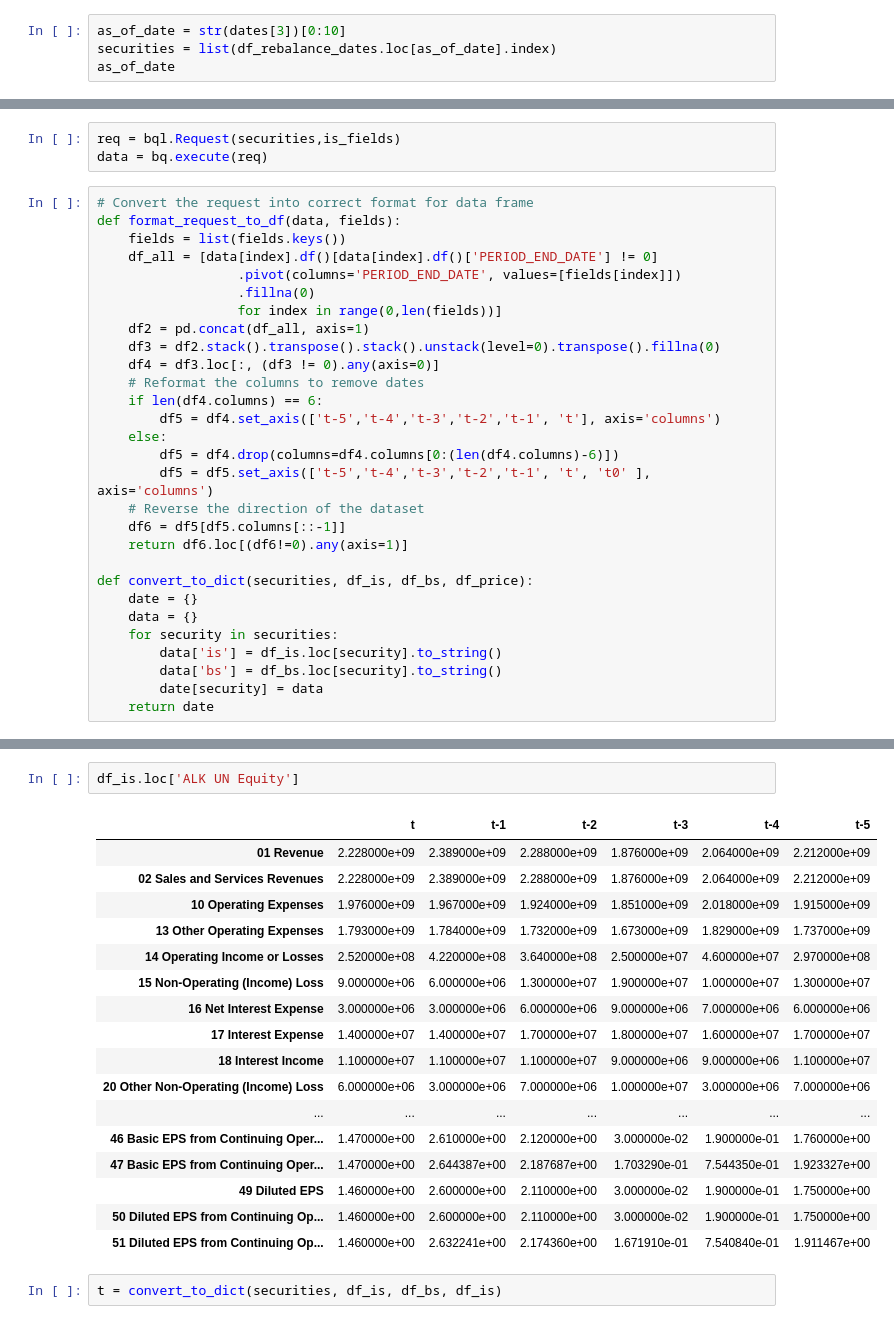
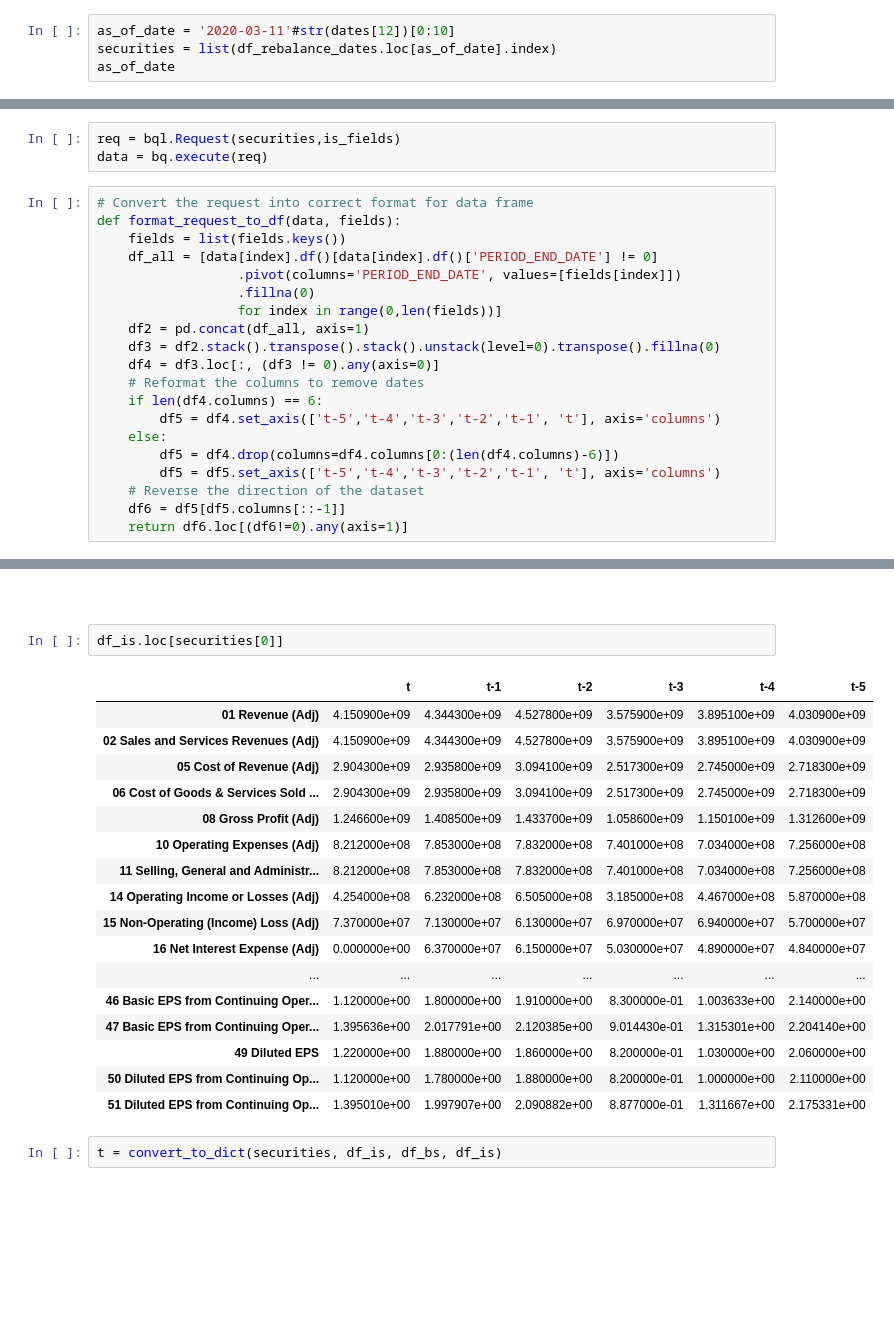
Before and after one commit to bmc-eng/LLMFinancialAnalyst, a Jupyter notebook: Scratchpad.ipynb, the cells around one changed output, grey strips where cells are left out. Drawn from its saved outputs; the diff is of its cells as text; blank space fills up the shorter version.

```diff
--- a/Scratchpad.ipynb
+++ b/Scratchpad.ipynb
@@ -88,7 +169,7 @@ dates = df_rebalance_dates.reset_index()['AS_OF_DATE'].unique()
 # %% [markdown]
 ### Get each as of date and request the securities
 # %%
-as_of_date = str(dates[3])[0:10]
+as_of_date = '2020-03-11'#str(dates[12])[0:10]
 securities = list(df_rebalance_dates.loc[as_of_date].index)
 as_of_date
 # %% [output]
@@ -135,19 +203,10 @@ def format_request_to_df(data, fields):
         df5 = df4.set_axis(['t-5','t-4','t-3','t-2','t-1', 't'], axis='columns')
     else:
         df5 = df4.drop(columns=df4.columns[0:(len(df4.columns)-6)])
-        df5 = df5.set_axis(['t-5','t-4','t-3','t-2','t-1', 't', 't0' ], axis='columns')
+        df5 = df5.set_axis(['t-5','t-4','t-3','t-2','t-1', 't'], axis='columns')
     # Reverse the direction of the dataset
     df6 = df5[df5.columns[::-1]]
     return df6.loc[(df6!=0).any(axis=1)]
-
-def convert_to_dict(securities, df_is, df_bs, df_price):
-    date = {}
-    data = {}
-    for security in securities:
-        data['is'] = df_is.loc[security].to_string()
-        data['bs'] = df_bs.loc[security].to_string()
-        date[security] = data
-    return date
 # %%
 # test run
 req = bql.Request(securities, is_fields)
@@ -159,23 +252,25 @@ df_bs = format_request_to_df(data_bs, bs_fields)
+# %% [markdown]
+####
 # %%
-df_is.loc['ALK UN Equity']
+df_is.loc[securities[0]]
 # %% [output]
 |  | t | t-1 | t-2 | t-3 | t-4 | t-5 |
-| 01 Revenue | 2.228000e+09 | 2.389000e+09 | 2.288000e+09 | 1.876000e+09 | 2.064000e+09 | 2.212000e+09 |
-| 02 Sales and Services Revenues | 2.228000e+09 | 2.389000e+09 | 2.288000e+09 | 1.876000e+09 | 2.064000e+09 | 2.212000e+09 |
-| 10 Operating Expenses | 1.976000e+09 | 1.967000e+09 | 1.924000e+09 | 1.851000e+09 | 2.018000e+09 | 1.915000e+09 |
-| 13 Other Operating Expenses | 1.793000e+09 | 1.784000e+09 | 1.732000e+09 | 1.673000e+09 | 1.829000e+09 | 1.737000e+09 |
-| 14 Operating Income or Losses | 2.520000e+08 | 4.220000e+08 | 3.640000e+08 | 2.500000e+07 | 4.600000e+07 | 2.970000e+08 |
-| 15 Non-Operating (Income) Loss | 9.000000e+06 | 6.000000e+06 | 1.300000e+07 | 1.900000e+07 | 1.000000e+07 | 1.300000e+07 |
-| 16 Net Interest Expense | 3.000000e+06 | 3.000000e+06 | 6.000000e+06 | 9.000000e+06 | 7.000000e+06 | 6.000000e+06 |
-| 17 Interest Expense | 1.400000e+07 | 1.400000e+07 | 1.700000e+07 | 1.800000e+07 | 1.600000e+07 | 1.700000e+07 |
-| 18 Interest Income | 1.100000e+07 | 1.100000e+07 | 1.100000e+07 | 9.000000e+06 | 9.000000e+06 | 1.100000e+07 |
-| 20 Other Non-Operating (Income) Loss | 6.000000e+06 | 3.000000e+06 | 7.000000e+06 | 1.000000e+07 | 3.000000e+06 | 7.000000e+06 |
+| 01 Revenue (Adj) | 4.150900e+09 | 4.344300e+09 | 4.527800e+09 | 3.575900e+09 | 3.895100e+09 | 4.030900e+09 |
+| 02 Sales and Services Revenues (Adj) | 4.150900e+09 | 4.344300e+09 | 4.527800e+09 | 3.575900e+09 | 3.895100e+09 | 4.030900e+09 |
+| 05 Cost of Revenue (Adj) | 2.904300e+09 | 2.935800e+09 | 3.094100e+09 | 2.517300e+09 | 2.745000e+09 | 2.718300e+09 |
+| 06 Cost of Goods & Services Sold ... | 2.904300e+09 | 2.935800e+09 | 3.094100e+09 | 2.517300e+09 | 2.745000e+09 | 2.718300e+09 |
+| 08 Gross Profit (Adj) | 1.246600e+09 | 1.408500e+09 | 1.433700e+09 | 1.058600e+09 | 1.150100e+09 | 1.312600e+09 |
+| 10 Operating Expenses (Adj) | 8.212000e+08 | 7.853000e+08 | 7.832000e+08 | 7.401000e+08 | 7.034000e+08 | 7.256000e+08 |
+| 11 Selling, General and Administr... | 8.212000e+08 | 7.853000e+08 | 7.832000e+08 | 7.401000e+08 | 7.034000e+08 | 7.256000e+08 |
+| 14 Operating Income or Losses (Adj) | 4.254000e+08 | 6.232000e+08 | 6.505000e+08 | 3.185000e+08 | 4.467000e+08 | 5.870000e+08 |
+| 15 Non-Operating (Income) Loss (Adj) | 7.370000e+07 | 7.130000e+07 | 6.130000e+07 | 6.970000e+07 | 6.940000e+07 | 5.700000e+07 |
+| 16 Net Interest Expense (Adj) | 0.000000e+00 | 6.370000e+07 | 6.150000e+07 | 5.030000e+07 | 4.890000e+07 | 4.840000e+07 |
 | ... | ... | ... | ... | ... | ... | ... |
-| 46 Basic EPS from Continuing Oper... | 1.470000e+00 | 2.610000e+00 | 2.120000e+00 | 3.000000e-02 | 1.900000e-01 | 1.760000e+00 |
-| 47 Basic EPS from Continuing Oper... | 1.470000e+00 | 2.644387e+00 | 2.187687e+00 | 1.703290e-01 | 7.544350e-01 | 1.923327e+00 |
-| 49 Diluted EPS | 1.460000e+00 | 2.600000e+00 | 2.110000e+00 | 3.000000e-02 | 1.900000e-01 | 1.750000e+00 |
-| 50 Diluted EPS from Continuing Op... | 1.460000e+00 | 2.600000e+00 | 2.110000e+00 | 3.000000e-02 | 1.900000e-01 | 1.750000e+00 |
-| 51 Diluted EPS from Continuing Op... | 1.460000e+00 | 2.632241e+00 | 2.174360e+00 | 1.671910e-01 | 7.540840e-01 | 1.911467e+00 |
+| 46 Basic EPS from Continuing Oper... | 1.120000e+00 | 1.800000e+00 | 1.910000e+00 | 8.300000e-01 | 1.003633e+00 | 2.140000e+00 |
+| 47 Basic EPS from Continuing Oper... | 1.395636e+00 | 2.017791e+00 | 2.120385e+00 | 9.014430e-01 | 1.315301e+00 | 2.204140e+00 |
+| 49 Diluted EPS | 1.220000e+00 | 1.880000e+00 | 1.860000e+00 | 8.200000e-01 | 1.030000e+00 | 2.060000e+00 |
+| 50 Diluted EPS from Continuing Op... | 1.120000e+00 | 1.780000e+00 | 1.880000e+00 | 8.200000e-01 | 1.000000e+00 | 2.110000e+00 |
+| 51 Diluted EPS from Continuing Op... | 1.395010e+00 | 1.997907e+00 | 2.090882e+00 | 8.877000e-01 | 1.311667e+00 | 2.175331e+00 |
 # %%
 t = convert_to_dict(securities, df_is, df_bs, df_is)
 # %%
```
Also changed, not shown: parts of 15 cells of this notebook, 1 other file.
